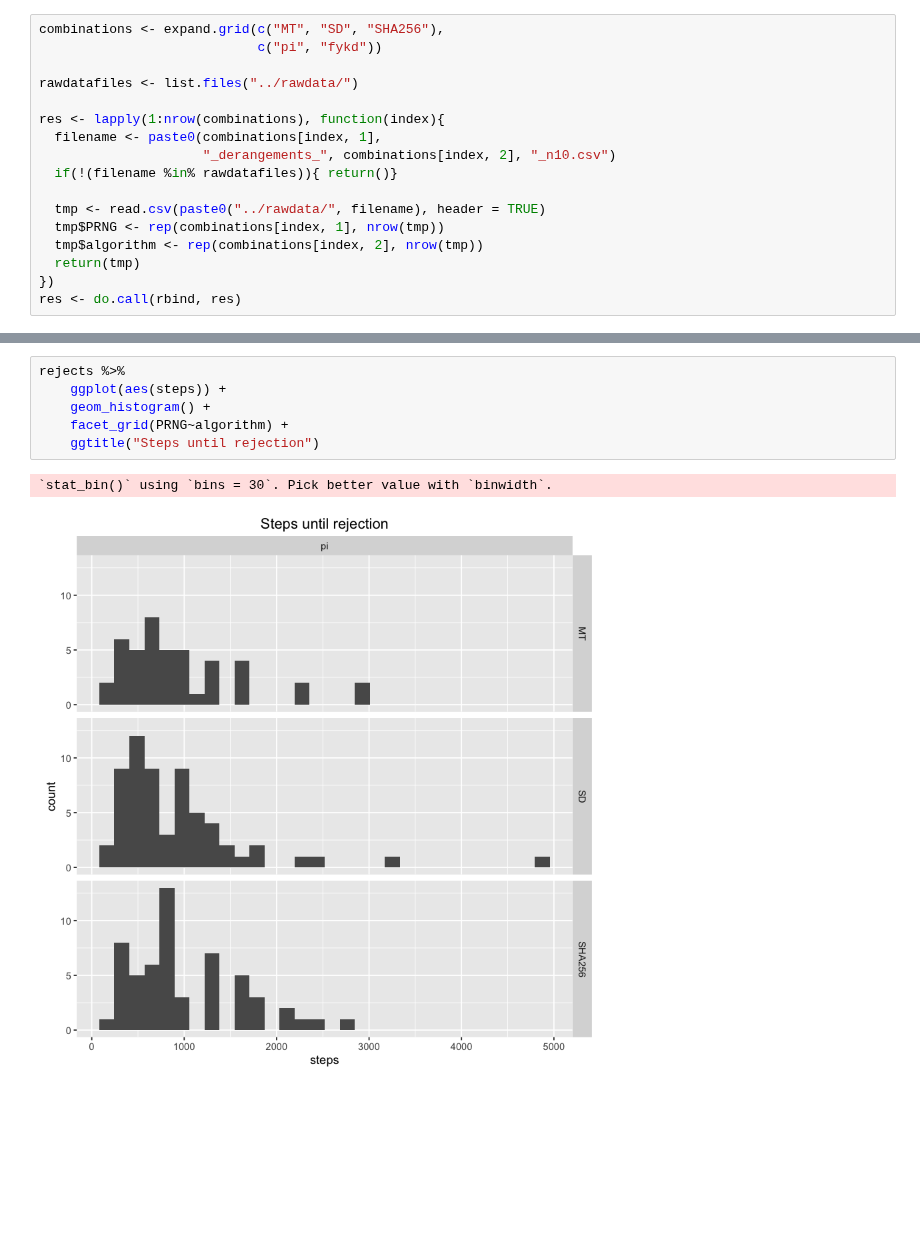
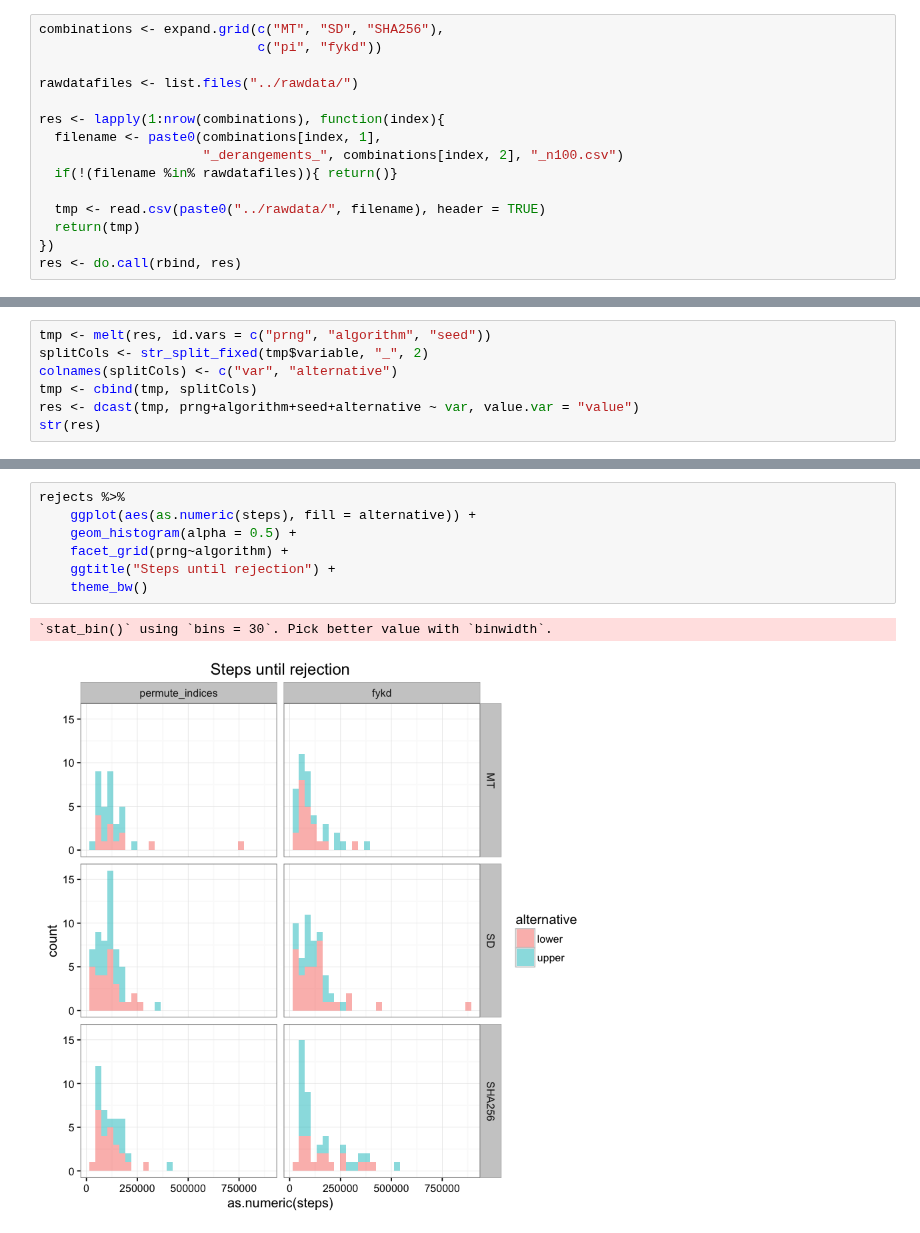
Before and after one commit to kellieotto/prngs-and-permutations, a Jupyter notebook: Code/SPRT/results/derangement_results.ipynb, the cells around one changed output, grey strips where cells are left out. Cells and saved outputs as stored; diff of their text form; blank space fills up the shorter version.

```diff
--- a/Code/SPRT/results/derangement_results.ipynb
+++ b/Code/SPRT/results/derangement_results.ipynb
@@ -78,12 +86,10 @@ rawdatafiles <- list.files("../rawdata/")
 
 res <- lapply(1:nrow(combinations), function(index){
   filename <- paste0(combinations[index, 1],
-                     "_derangements_", combinations[index, 2], "_n10.csv")
+                     "_derangements_", combinations[index, 2], "_n100.csv")
   if(!(filename %in% rawdatafiles)){ return()}
 
   tmp <- read.csv(paste0("../rawdata/", filename), header = TRUE)
-  tmp$PRNG <- rep(combinations[index, 1], nrow(tmp))
-  tmp$algorithm <- rep(combinations[index, 2], nrow(tmp))
   return(tmp)
 })
 res <- do.call(rbind, res)
@@ -109,0 +117,7 @@ str(res)
+# %%
+tmp <- melt(res, id.vars = c("prng", "algorithm", "seed"))
+splitCols <- str_split_fixed(tmp$variable, "_", 2)
+colnames(splitCols) <- c("var", "alternative")
+tmp <- cbind(tmp, splitCols)
+res <- dcast(tmp, prng+algorithm+seed+alternative ~ var, value.var = "value")
+str(res)
@@ -131,9 +186,10 @@ rejects %>% group_by(PRNG, algorithm) %>% summarise("Mean steps" = mean(steps),
 # %%
 rejects %>%
-    ggplot(aes(steps)) +
-    geom_histogram() +
-    facet_grid(PRNG~algorithm) +
-    ggtitle("Steps until rejection")
+    ggplot(aes(as.numeric(steps), fill = alternative)) +
+    geom_histogram(alpha = 0.5) +
+    facet_grid(prng~algorithm) +
+    ggtitle("Steps until rejection") +
+    theme_bw()
 # %% [output]
 `stat_bin()` using `bins = 30`. Pick better value with `binwidth`.
-[figure, old version]
+[figure, new version]
```
Also changed, not shown: parts of 7 cells of this notebook.
